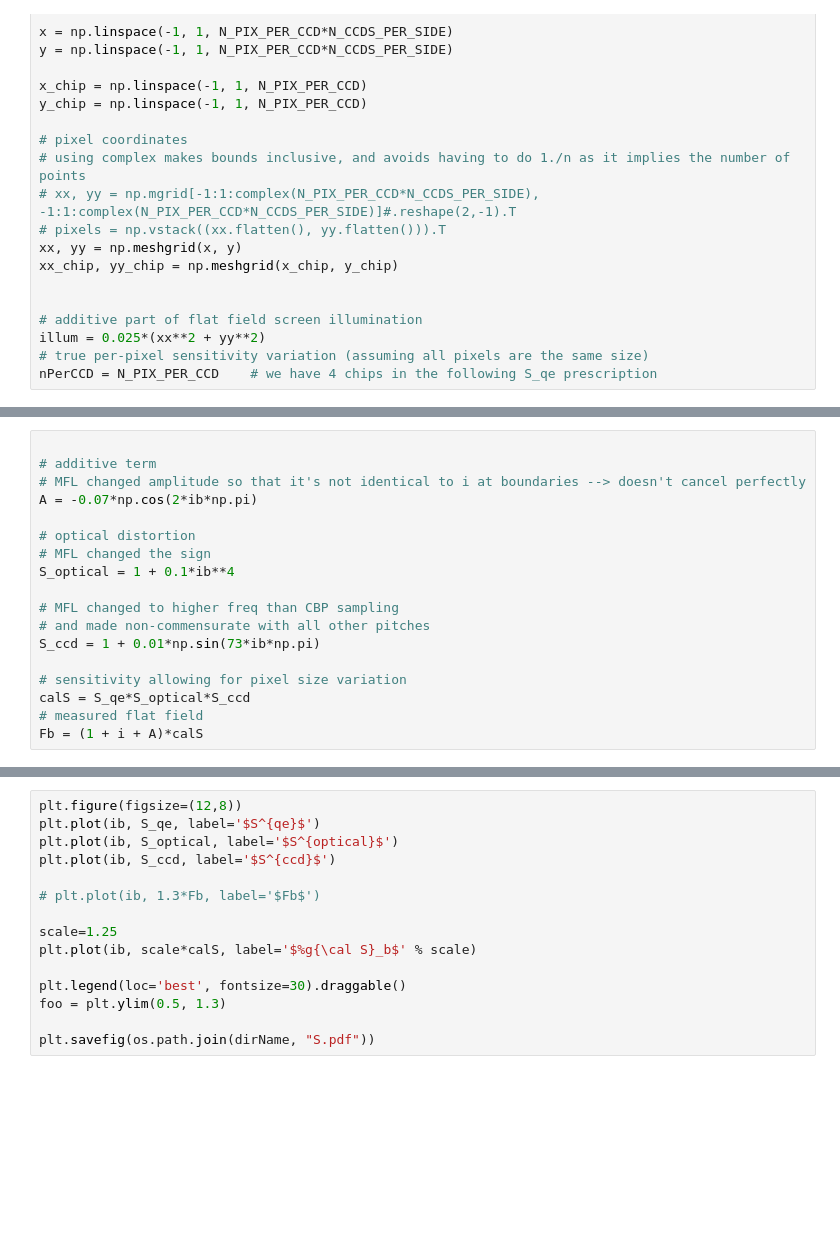
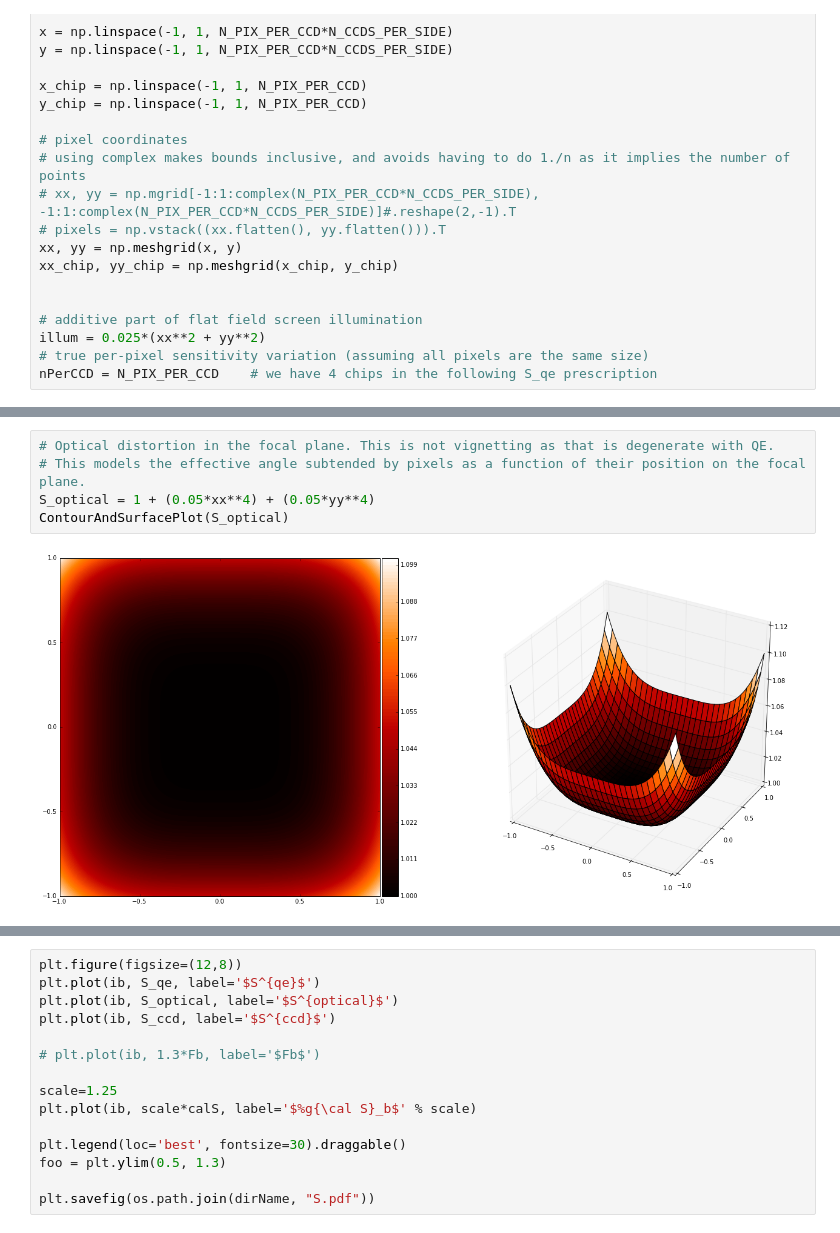
Before and after one commit to lsst-dm/calibration-scripts, a Jupyter notebook: cbp_spots_2D.ipynb, the cells around one changed output, grey strips where cells are left out. Cells and saved outputs as stored; diff of their text form; blank space fills up the shorter version.

Commit message:
Finished adding QE variations, optical distortions and tree rings

```diff
--- a/cbp_spots_2D.ipynb
+++ b/cbp_spots_2D.ipynb
@@ -122,18 +124,7 @@ ColorPlot(A)
-# %%
-
-# additive term
-# MFL changed amplitude so that it's not identical to i at boundaries --> doesn't cancel perfectly
-A = -0.07*np.cos(2*ib*np.pi)
-
-# optical distortion
-# MFL changed the sign
-S_optical = 1 + 0.1*ib**4
-
-# MFL changed to higher freq than CBP sampling
-# and made non-commensurate with all other pitches
-S_ccd = 1 + 0.01*np.sin(73*ib*np.pi)
-
-# sensitivity allowing for pixel size variation
-calS = S_qe*S_optical*S_ccd
-# measured flat field
-Fb = (1 + i + A)*calS
+# %%
+# Optical distortion in the focal plane. This is not vignetting as that is degenerate with QE.
+# This models the effective angle subtended by pixels as a function of their position on the focal plane.
+S_optical = 1 + (0.05*xx**4) + (0.05*yy**4)
+ContourAndSurfacePlot(S_optical)
+# %% [output]
+[figure, added]
```
Also changed, not shown: parts of 8 cells of this notebook.
